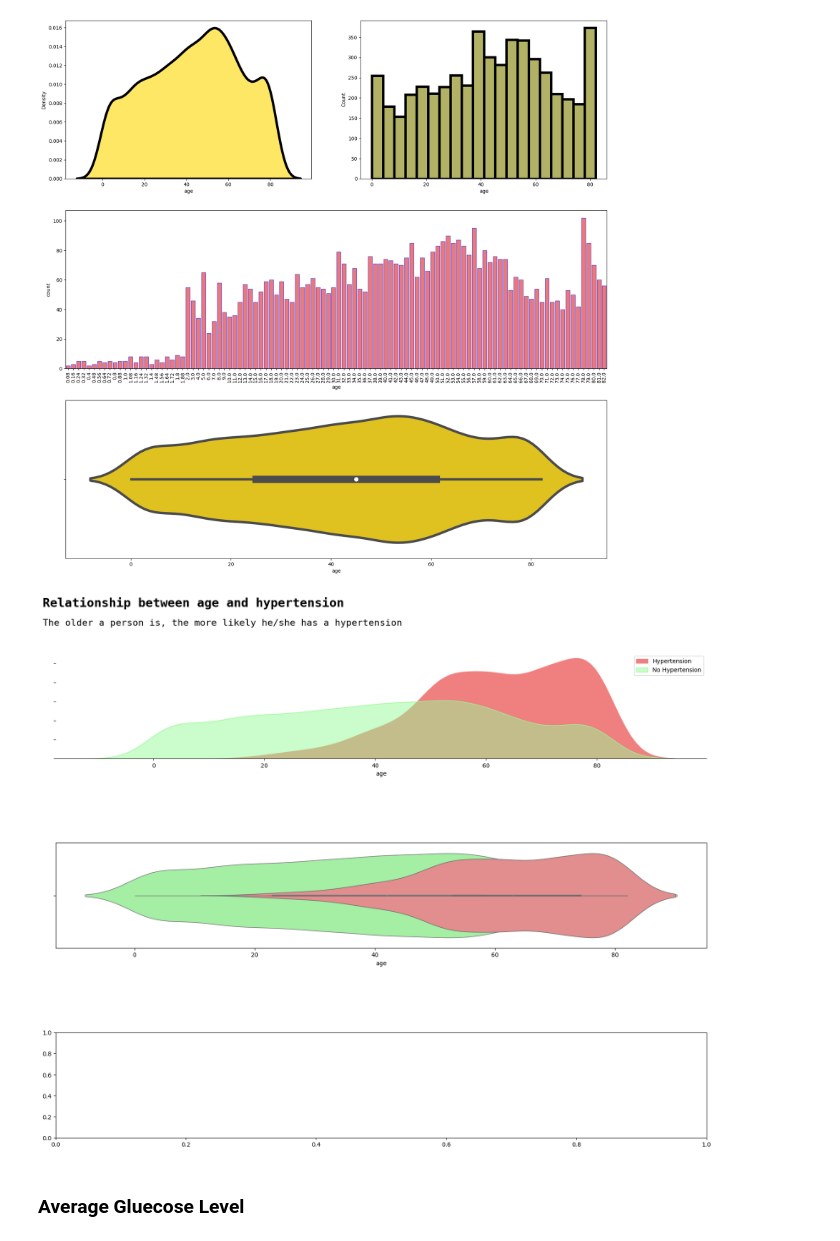
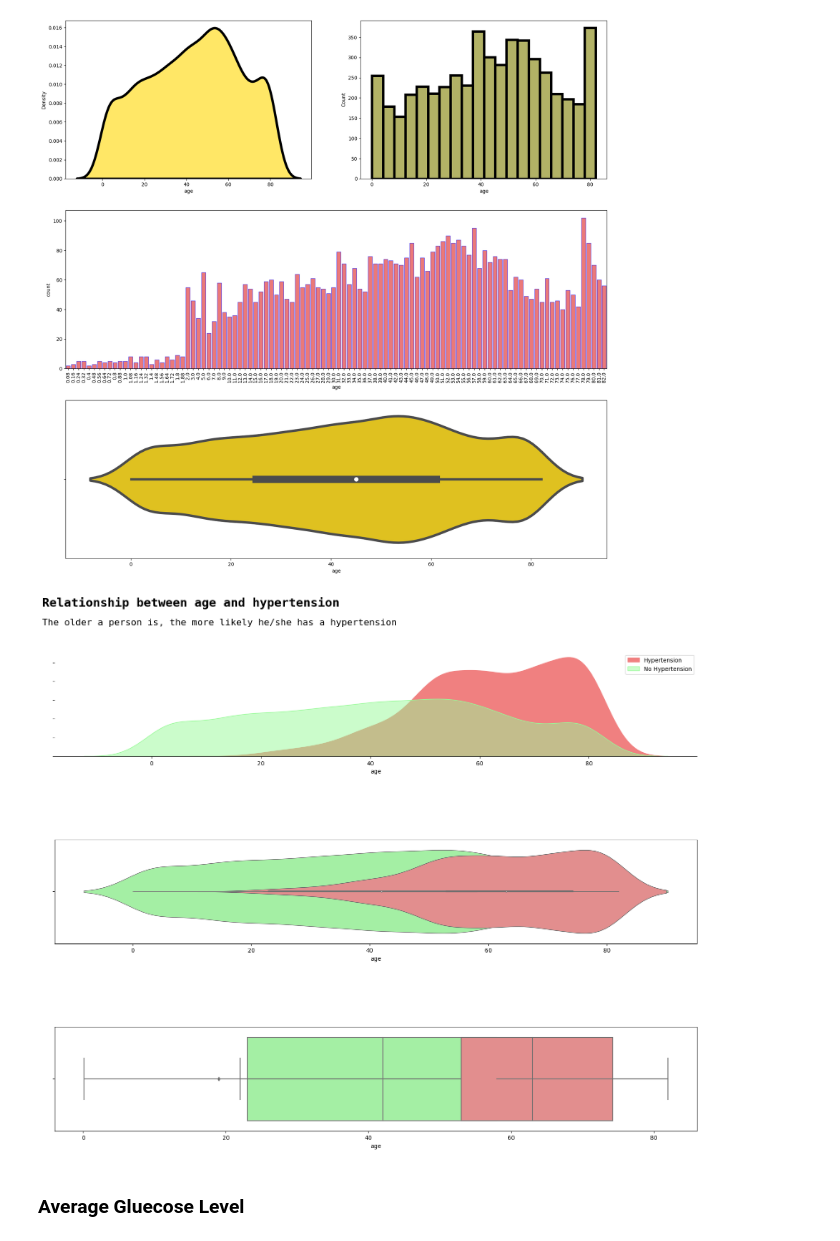
Before and after one commit to RISHABH-GUPTA-RG/HyptertensionDataVisualization, a Jupyter notebook: Main.ipynb, the cells around one changed output. Saved outputs shown, nothing was run; the diff lists cells and outputs as text; code cells hidden in the pictures.

```diff
--- a/Main.ipynb
+++ b/Main.ipynb
@@ -345,32 +345,35 @@ ax2.tick_params(axis='x', rotation=90)
 # %%
 fig=plt.figure(figsize=(20,15),facecolor='white')
 
 gs=fig.add_gridspec(3,1)
 gs.update(wspace=0, hspace=0.8)
 
 ax=fig.add_subplot(gs[0,0])
 ax1=fig.add_subplot(gs[1,0])
 ax2=fig.add_subplot(gs[2,0])
 
 ax.text(-20,0.04,'Relationship between age and hypertension',fontsize=21,fontweight='bold', fontfamily='monospace')
 ax.text(-20,0.035,'The older a person is, the more likely he/she has a hypertension',fontsize=16,fontweight='light', fontfamily='monospace')
 
 sns.kdeplot(data=df[df.hypertension==1],x='age',ax=ax,fill=True,color='lightcoral',alpha=1)
 sns.kdeplot(data=df[df.hypertension==0],x='age',ax=ax,fill=True,color='palegreen',alpha=0.5)
 
 sns.violinplot(data=df[df.hypertension==0],x='age', ax=ax1, fill=True, color='palegreen',
             linewidth=1, edgecolor='black',showmedians=True)
 sns.violinplot(data=df[df.hypertension==1],x='age', ax=ax1, fill=True, color='lightcoral',
             linewidth=1, edgecolor='black',showmedians=True)
 
+sns.boxplot(data=df[df.hypertension==0],x='age', ax=ax2, color='palegreen')
+sns.boxplot(data=df[df.hypertension==1],x='age', ax=ax2, color='lightcoral')
+
 ax.set_yticklabels('')
 ax.set_ylabel('')
 ax.legend(['Hypertension','No Hypertension'])
 # ax.tick_params(axis='y',length=0)
 for direction in ['top','right','left']:
     ax.spines[direction].set_visible(False)
 # %% [output]
-[figure, old version]
+[figure, new version]
 # %% [markdown]
 ### Average Gluecose Level
 # %%
```
Also changed, not shown: parts of 16 cells of this notebook, 8 other files.
